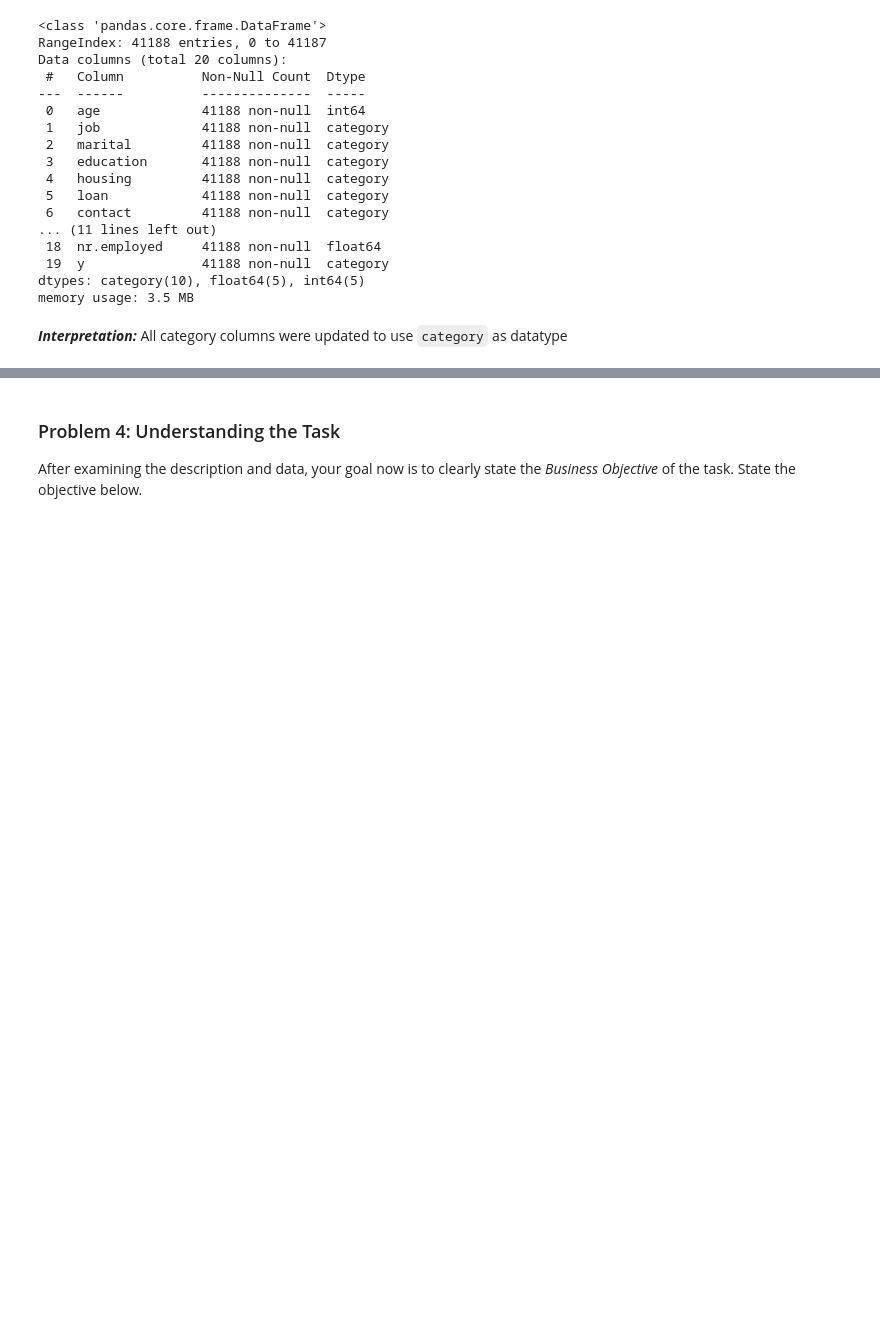
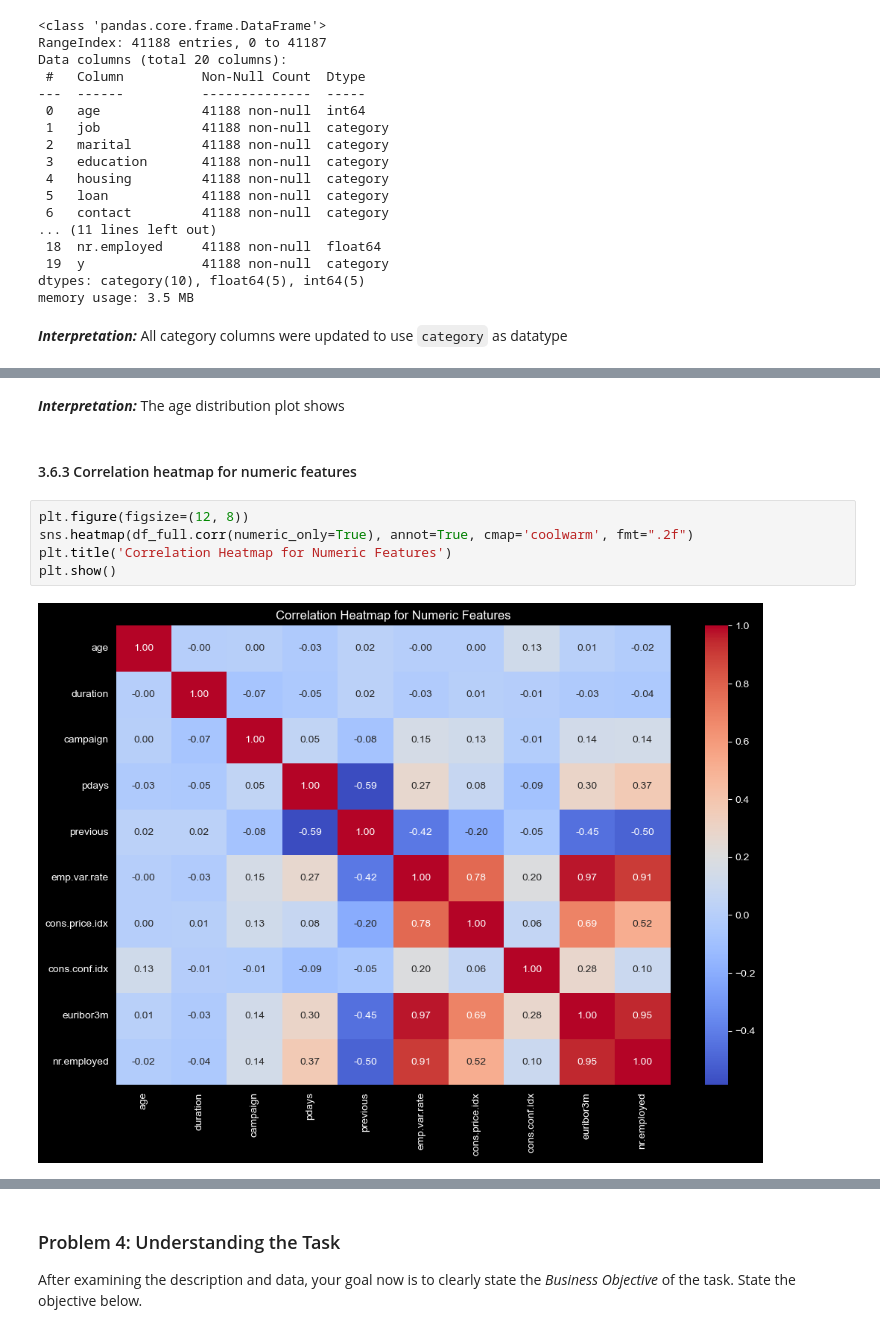
Before and after one commit to weslylaboy/classifiers-performance-comparison, a Jupyter notebook: prompt_III.ipynb, the cells around one changed output, grey strips where cells are left out. Saved outputs shown, nothing was run; the diff lists cells and outputs as text; blank space fills up the shorter version.

```diff
--- a/prompt_III.ipynb
+++ b/prompt_III.ipynb
@@ -259,0 +288,11 @@ memory usage: 3.5 MB
+# %% [markdown]
+***Interpretation:*** The age distribution plot shows
+# %% [markdown]
+#### 3.6.3 Correlation heatmap for numeric features
+# %%
+plt.figure(figsize=(12, 8))
+sns.heatmap(df_full.corr(numeric_only=True), annot=True, cmap='coolwarm', fmt=".2f")
+plt.title('Correlation Heatmap for Numeric Features')
+plt.show()
+# %% [output]
+[figure, added]
```
Also changed, not shown: parts of 13 cells of this notebook, 1 other file.
